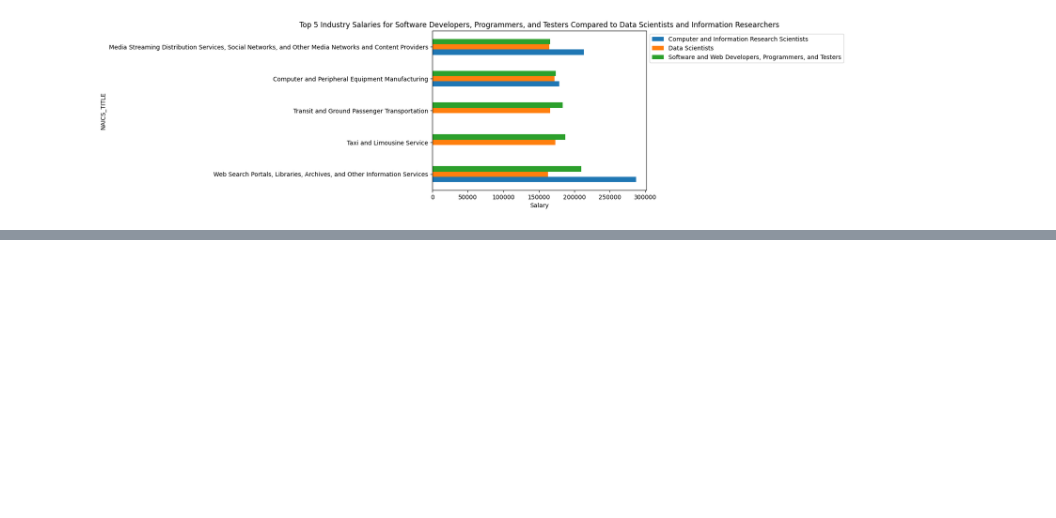
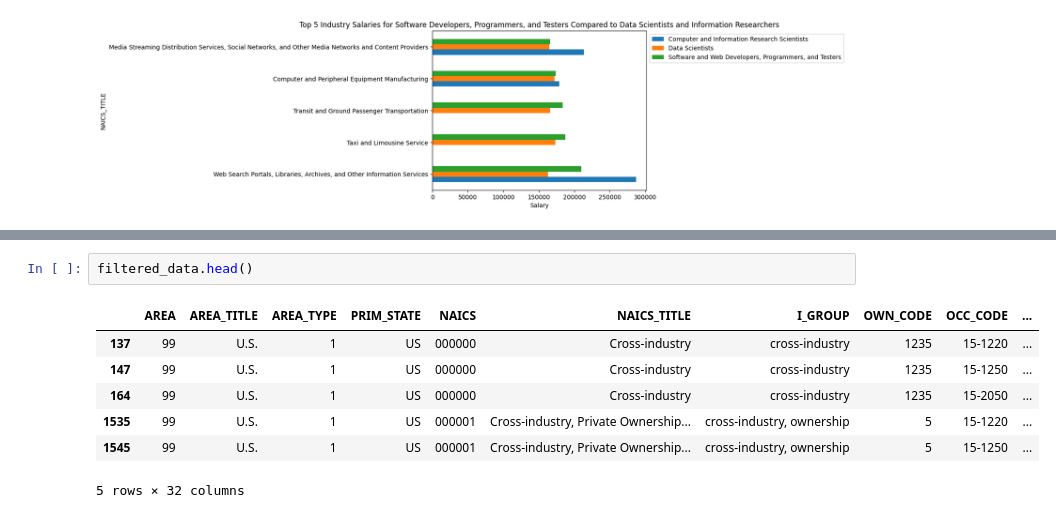
Before and after one commit to Rayenbt/Occupations_analysis_US, a Jupyter notebook: CA1.ipynb, the cells around one changed output, grey strips where cells are left out. Drawn from its saved outputs; the diff is of its cells as text; blank space fills up the shorter version.

```diff
--- a/CA1.ipynb
+++ b/CA1.ipynb
@@ -245,0 +248,10 @@ plt.legend(bbox_to_anchor=(1, 1), loc='upper left')
+# %%
+filtered_data.head()
+# %% [output]
+|  | AREA | AREA_TITLE | AREA_TYPE | PRIM_STATE | NAICS | NAICS_TITLE | I_GROUP | OWN_CODE | OCC_CODE | ... |
+| 137 | 99 | U.S. | 1 | US | 000000 | Cross-industry | cross-industry | 1235 | 15-1220 | ... |
+| 147 | 99 | U.S. | 1 | US | 000000 | Cross-industry | cross-industry | 1235 | 15-1250 | ... |
+| 164 | 99 | U.S. | 1 | US | 000000 | Cross-industry | cross-industry | 1235 | 15-2050 | ... |
+| 1535 | 99 | U.S. | 1 | US | 000001 | Cross-industry, Private Ownership... | cross-industry, ownership | 5 | 15-1220 | ... |
+| 1545 | 99 | U.S. | 1 | US | 000001 | Cross-industry, Private Ownership... | cross-industry, ownership | 5 | 15-1250 | ... |
+5 rows × 32 columns
```
Also changed, not shown: parts of 4 cells of this notebook.
